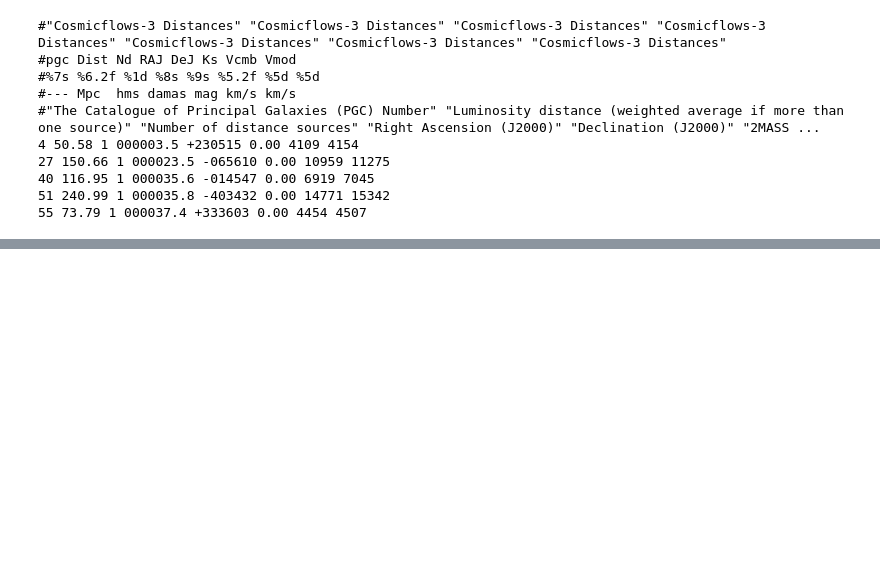
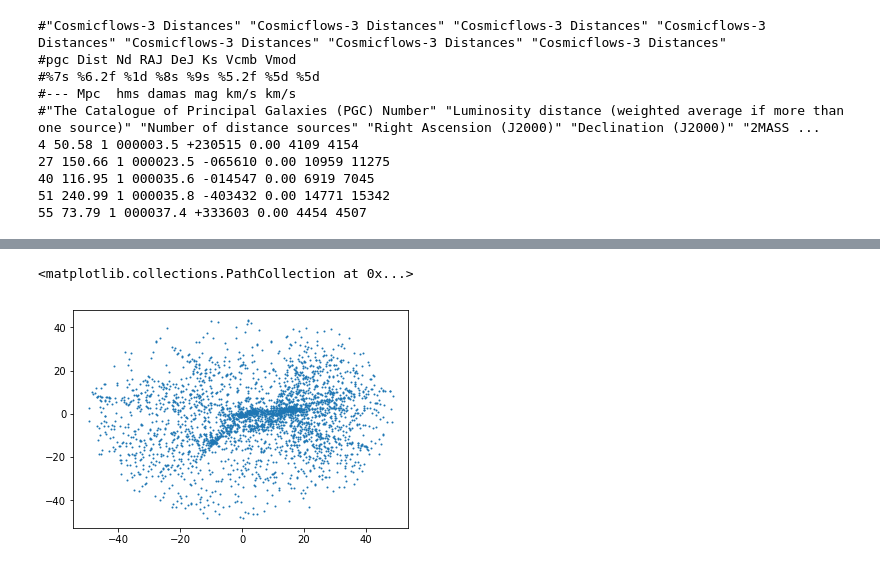
Before and after one commit to forero/LGModGrav, a Jupyter notebook: code/cosmic_flows.ipynb, the cells around one changed output, grey strips where cells are left out. Drawn from its saved outputs; the diff is of its cells as text; code cells hidden in the pictures; blank space fills up the shorter version.

```diff
--- a/code/cosmic_flows.ipynb
+++ b/code/cosmic_flows.ipynb
@@ -61,0 +77,5 @@ plt.scatter(ra_data['RA'][data['dist']<50],dec_data['DEC'][data['dist']<50.0], s
+# %%
+plt.scatter(cartesian_data[:,0], cartesian_data[:,1], s=1.0)
+# %% [output]
+<matplotlib.collections.PathCollection at 0x...>
+[figure, added]
```
Also changed, not shown: parts of 14 cells of this notebook, 1 other file.
